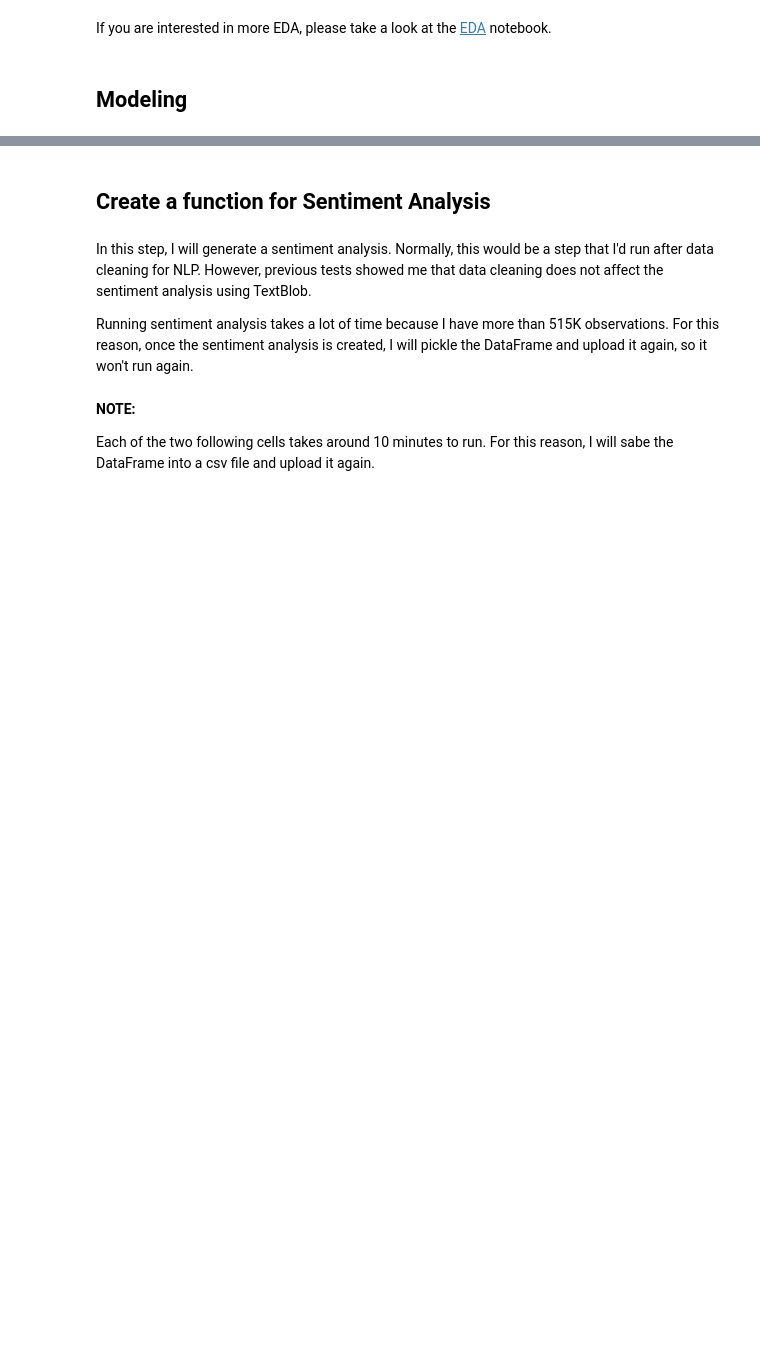
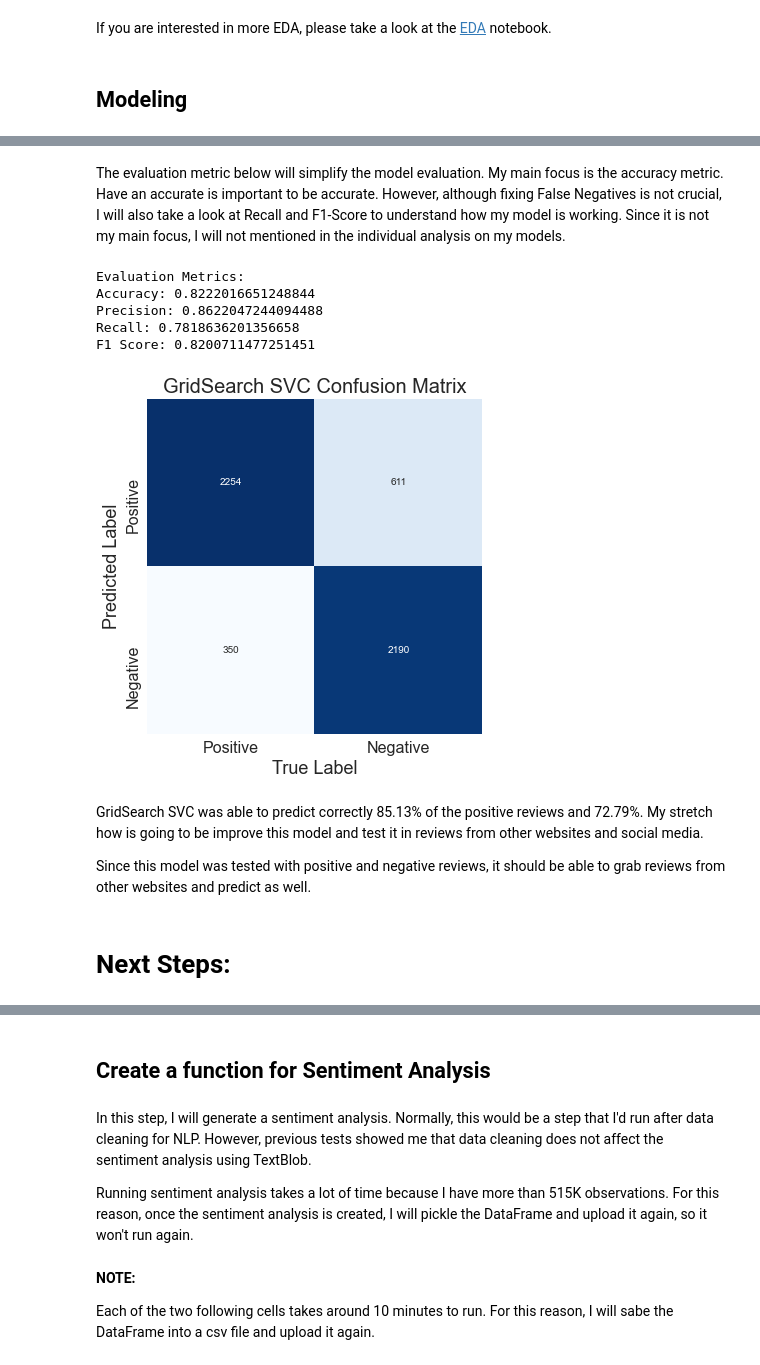
Before and after one commit to ismael-araujo/Hotel-Reviews-Analysis-Using-NLP, a Jupyter notebook: final-notebook.ipynb, the cells around one changed output, grey strips where cells are left out. Drawn from its saved outputs; the diff is of its cells as text; code cells hidden in the pictures; blank space fills up the shorter version.

```diff
--- a/final-notebook.ipynb
+++ b/final-notebook.ipynb
@@ -486,0 +297,4 @@ It seems that there are a few misspellings, such as the words `theough` and `ext
+# %%
+# Creating an X variable and y for my target
+X = df.Spell_Checked
+y = df.Score
@@ -486,0 +308,7 @@ It seems that there are a few misspellings, such as the words `theough` and `ext
+# %%
+# Instantiate TF-IDF Vectorizer
+tfidf = TfidfVectorizer(stop_words=stop_words)
+
+# Fitting into the train and test set
+X_train = tfidf.fit_transform(X_train)
+X_test = tfidf.transform(X_test)
@@ -486,0 +317,2 @@ It seems that there are a few misspellings, such as the words `theough` and `ext
+# %% [markdown]
+The evaluation metric below will simplify the model evaluation. My main focus is the accuracy metric. Have an accurate is important to be accurate. However, although fixing False Negatives is not crucial, I will also take a look at Recall and F1-Score to understand how my model is working. Since it is not my main focus, I will not mentioned in the individual analysis on my models.
@@ -486,0 +330,37 @@ It seems that there are a few misspellings, such as the words `theough` and `ext
+# %%
+# Importing best model
+grid_svc = pickle.load(open('pickle/final_model.pickle','rb'))
+# %%
+final_model = grid_svc.predict(X_test)
+# %%
+# Evaluating model
+evaluation(y_test, final_model)
+# %% [output]
+Evaluation Metrics:
+Accuracy: 0.8222016651248844
+Precision: 0.8622047244094488
+Recall: 0.7818636201356658
+F1 Score: 0.8200711477251451
+# %%
+# Plotting a confusion matrix
+plt.figure(figsize=(6, 7))
+mat = confusion_matrix(y_test, final_model)
+
+sns.heatmap(mat.T, square=True, annot=True, fmt='d', cbar=False,
+            xticklabels=['Positive', 'Negative'], yticklabels=['Positive', 'Negative'], cmap="Blues")
+plt.xlabel('True Label', fontsize= 18)
+plt.ylabel('Predicted Label', fontsize= 18)
+plt.title('GridSearch SVC Confusion Matrix', fontsize=20)
+plt.xticks(fontsize=16)
+plt.yticks(fontsize=16)
+b, t = plt.ylim()
+plt.ylim(b, t)
+plt.show()
+# %% [output]
+[figure, added]
+# %% [markdown]
+GridSearch SVC was able to predict correctly 85.13% of the positive reviews and 72.79%. My stretch how is going to be improve this model and test it in reviews from other websites and social media.
+
+Since this model was tested with positive and negative reviews, it should be able to grab reviews from other websites and predict as well.
+# %% [markdown]
+# Next Steps:
```
Also changed, not shown: parts of 119 cells of this notebook, 5 other files.
